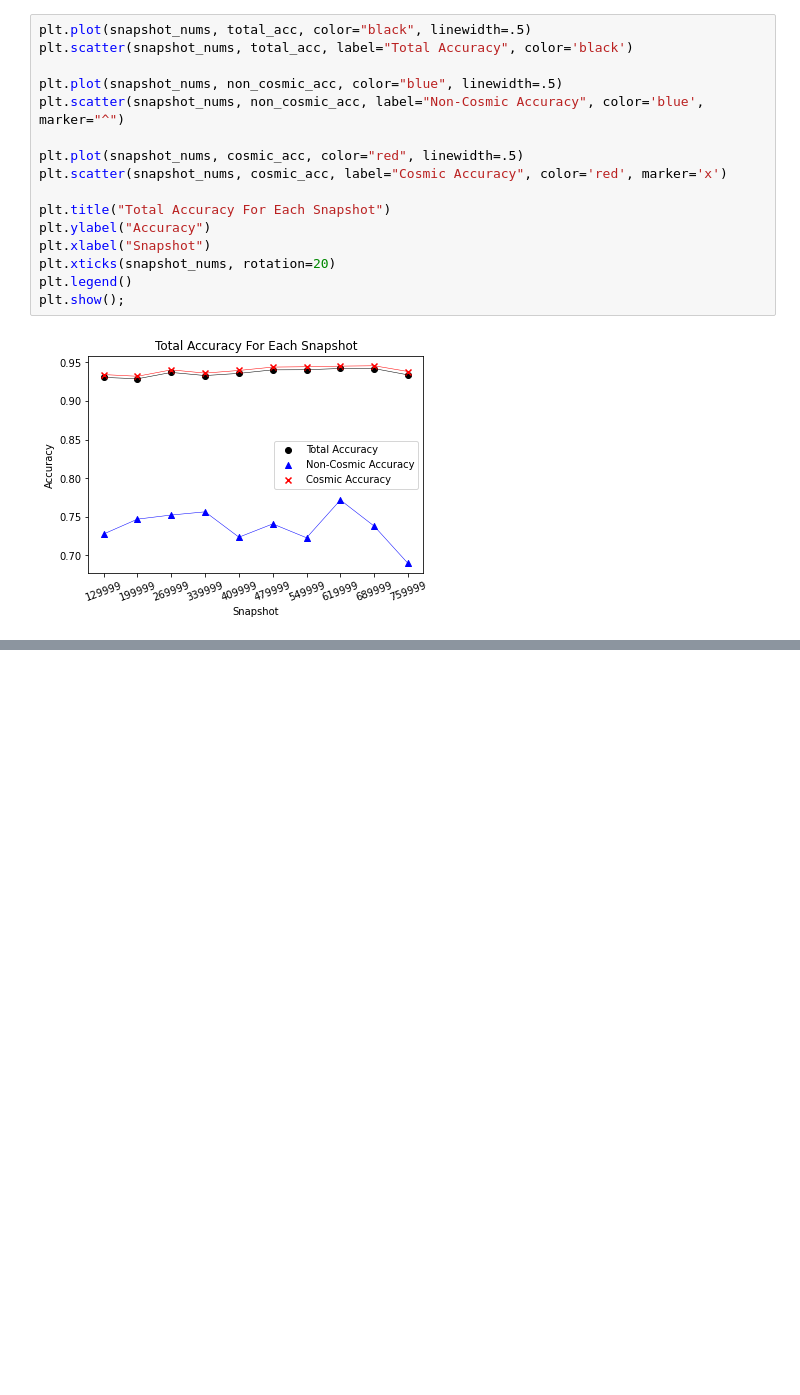
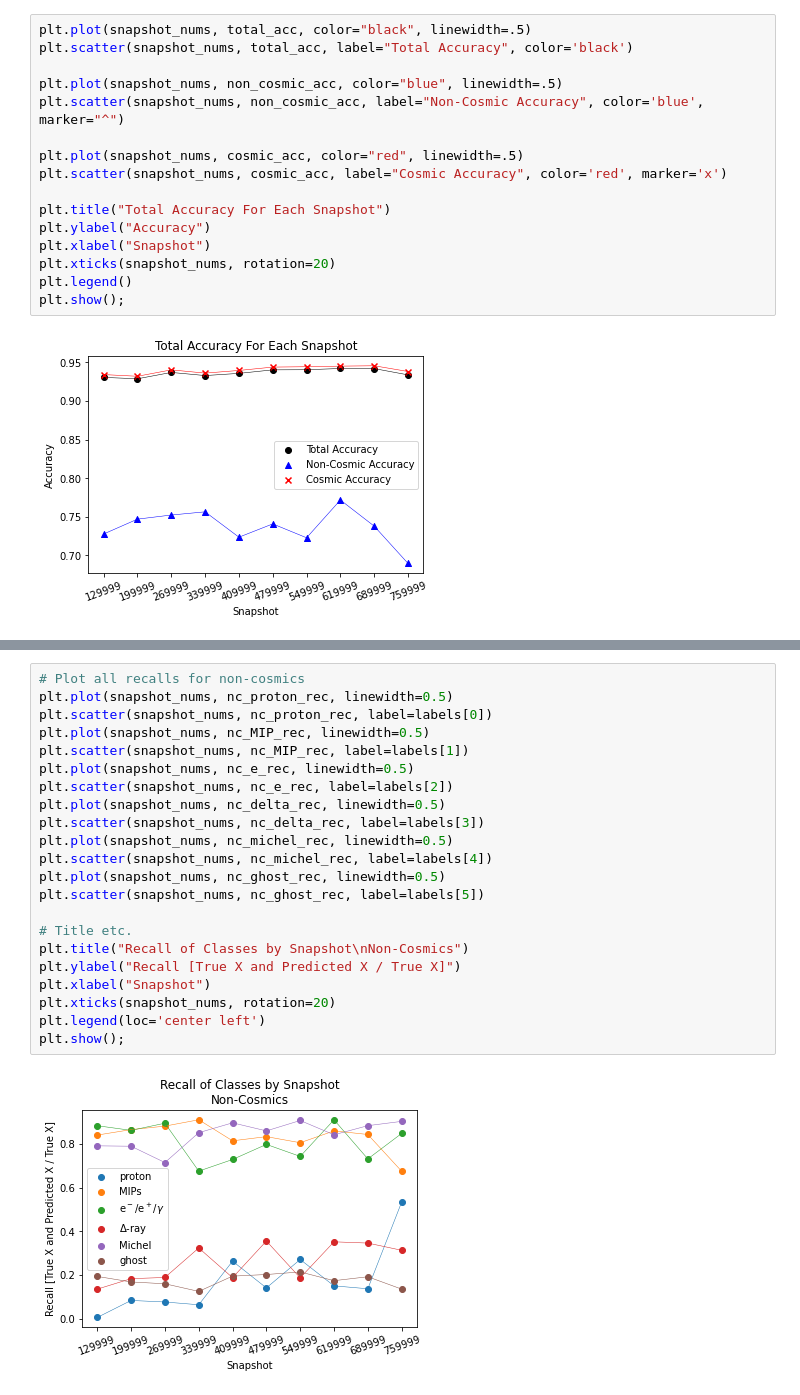
Before and after one commit to NuTufts/nutufts_validation_proj, a Jupyter notebook: validation_proj/notebooks/many_analyses_plots.ipynb, the cells around one changed output, grey strips where cells are left out. Cells and saved outputs as stored; diff of their text form; blank space fills up the shorter version.

```diff
--- a/validation_proj/notebooks/many_analyses_plots.ipynb
+++ b/validation_proj/notebooks/many_analyses_plots.ipynb
@@ -130,0 +230,24 @@ plt.show();
+# %%
+# Plot all recalls for non-cosmics
+plt.plot(snapshot_nums, nc_proton_rec, linewidth=0.5)
+plt.scatter(snapshot_nums, nc_proton_rec, label=labels[0])
+plt.plot(snapshot_nums, nc_MIP_rec, linewidth=0.5)
+plt.scatter(snapshot_nums, nc_MIP_rec, label=labels[1])
+plt.plot(snapshot_nums, nc_e_rec, linewidth=0.5)
+plt.scatter(snapshot_nums, nc_e_rec, label=labels[2])
+plt.plot(snapshot_nums, nc_delta_rec, linewidth=0.5)
+plt.scatter(snapshot_nums, nc_delta_rec, label=labels[3])
+plt.plot(snapshot_nums, nc_michel_rec, linewidth=0.5)
+plt.scatter(snapshot_nums, nc_michel_rec, label=labels[4])
+plt.plot(snapshot_nums, nc_ghost_rec, linewidth=0.5)
+plt.scatter(snapshot_nums, nc_ghost_rec, label=labels[5])
+
+# Title etc.
+plt.title("Recall of Classes by Snapshot\nNon-Cosmics")
+plt.ylabel("Recall [True X and Predicted X / True X]")
+plt.xlabel("Snapshot")
+plt.xticks(snapshot_nums, rotation=20)
+plt.legend(loc='center left')
+plt.show();
+# %% [output]
+[figure, added]
```
Also changed, not shown: parts of 10 cells of this notebook, 1 other file.
